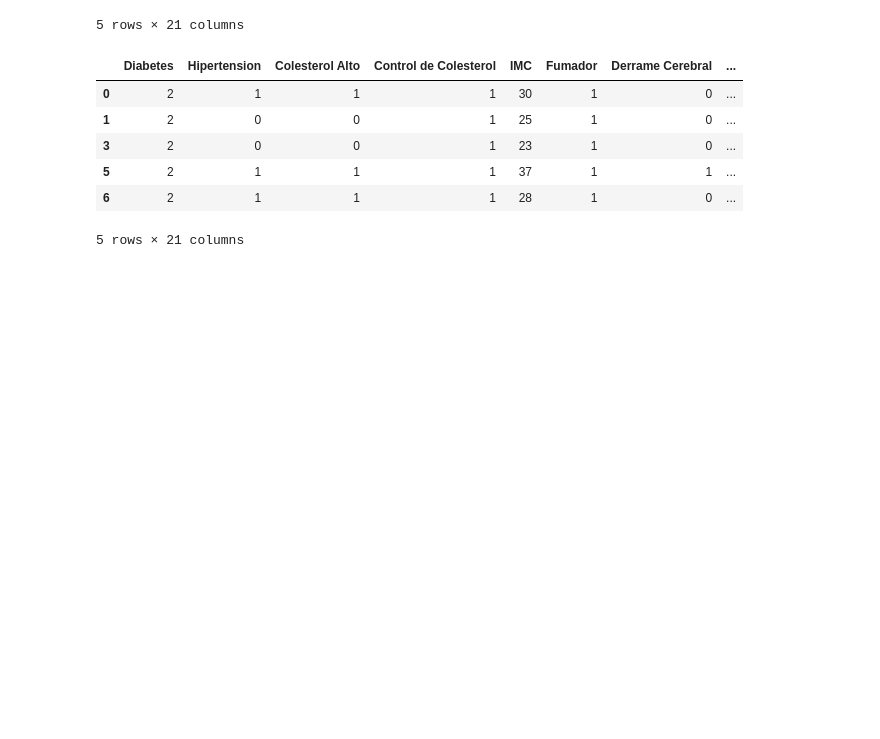
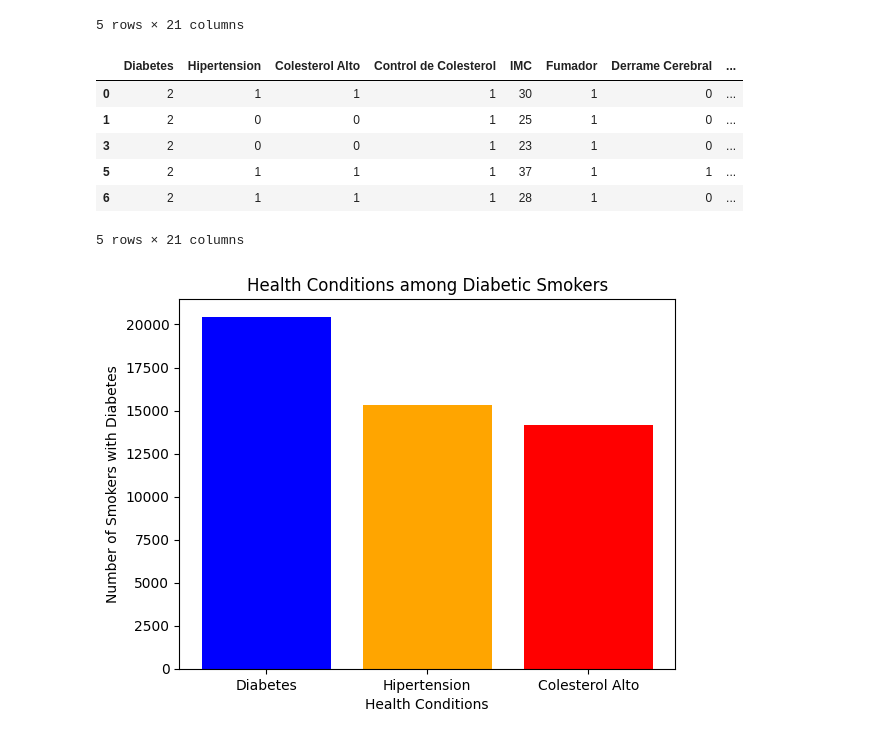
Before and after one commit to LISY125/PROYECTO-SIC---DIABETES-, a Jupyter notebook: Data.ipynb, the cells around one changed output. Drawn from its saved outputs; the diff is of its cells as text; code cells hidden in the pictures; blank space fills up the shorter version.

```diff
--- a/Data.ipynb
+++ b/Data.ipynb
@@ -173,3 +173,27 @@ Data_fumadores.head()
 | 5 | 2 | 1 | 1 | 1 | 37 | 1 | 1 | ... |
 | 6 | 2 | 1 | 1 | 1 | 28 | 1 | 0 | ... |
 5 rows × 21 columns
+# %%
+import pandas as pd
+import matplotlib.pyplot as plt
+
+
+# Assuming 'Data_fumadores' contains your data
+
+# Count the occurrences of each health condition
+Hipertension_count = Data_fumadores['Hipertension'].sum()
+Colesterol_count = Data_fumadores['Colesterol Alto'].sum()
+diabetes_count = len(Data_fumadores)  # All rows in Data_fumadores have Diabetes > 0
+
+
+# Create a bar chart
+conditions = ['Diabetes', 'Hipertension', 'Colesterol Alto']
+counts = [diabetes_count, Hipertension_count, Colesterol_count]
+
+plt.bar(conditions, counts, color=['blue', 'orange', 'red'])
+plt.xlabel('Health Conditions')
+plt.ylabel('Number of Smokers with Diabetes')
+plt.title('Health Conditions among Diabetic Smokers')
+plt.show()
+# %% [output]
+[figure, added]
```
Also changed, not shown: parts of 1 cell of this notebook, 2 other files.
